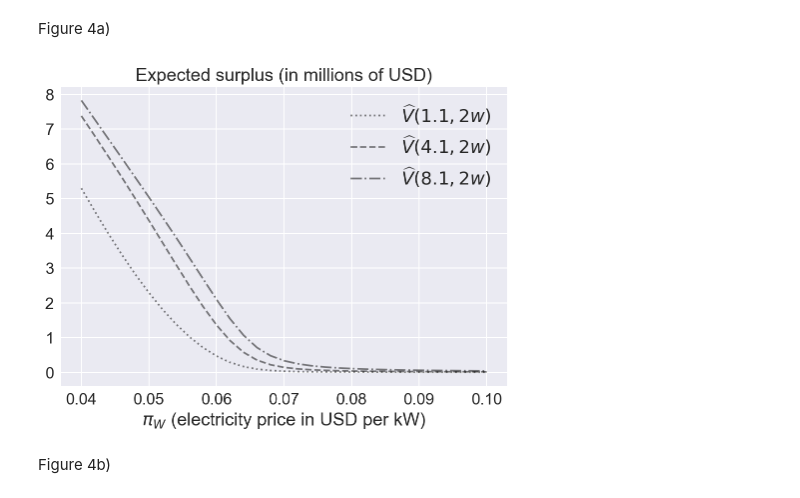
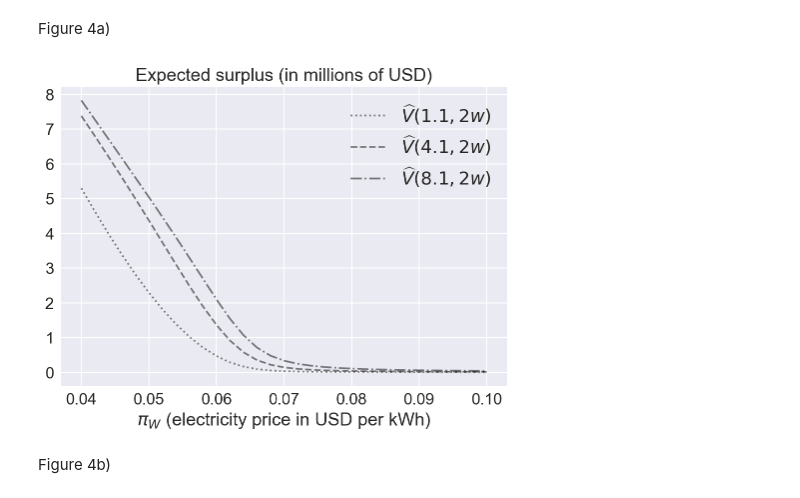
Before and after one commit to LaGauffre/Blockchain_mining_risk_analysis, a Jupyter notebook: Python/numerical_illustrations.ipynb, the cells around one changed output. Drawn from its saved outputs; the diff is of its cells as text; code cells hidden in the pictures.

Commit message:
kWh in plots

```diff
--- a/Python/numerical_illustrations.ipynb
+++ b/Python/numerical_illustrations.ipynb
@@ -207,23 +207,23 @@ Figure 4a)
 # %%
 linestyles = ['dotted', 'dashed', 'dashdot']
 #Selection of the data
 t = 24*14
 p = 0.1
 selector = (np.around(ψ_V_df.t.values, decimals = 0) == t) & (np.around(ψ_V_df.p.values, decimals = 2) == p)
 u_vec_ex = np.array([110000, 410000, 810000])
 u_vec_names = np.array(['1.1', '4.1', '8.1'])
 
 for k in range(len(u_vec_ex)):
     plt.plot(π_W_vec, ψ_V_df.V_u_T[(selector) & (np.around(ψ_V_df.u.values, decimals = 0) == u_vec_ex[k])].values/1000000,
              color = 'k', alpha = 0.5,linestyle = linestyles[k], label = '$\widehat{V}('+u_vec_names[k]+', 2w)$')
-plt.xlabel('$\pi_W$ (electricity price in USD per kW)', fontsize = fontsize_axes)
+plt.xlabel('$\pi_W$ (electricity price in USD per kWh)', fontsize = fontsize_axes)
 plt.title('Expected surplus (in millions of USD)', fontsize = fontsize_axes)
 plt.tick_params(labelsize=fontsize_ticker)
 plt.legend(fontsize = fontsize_axes)
 
 plt.savefig("../Figures/pro_rev_pkW.pdf", bbox_inches='tight')
 # %% [output]
-[figure, old version]
+[figure, new version]
 # %% [markdown]
 Figure 4b)
 # %%
```
Also changed, not shown: parts of 6 cells of this notebook, 26 other files.
